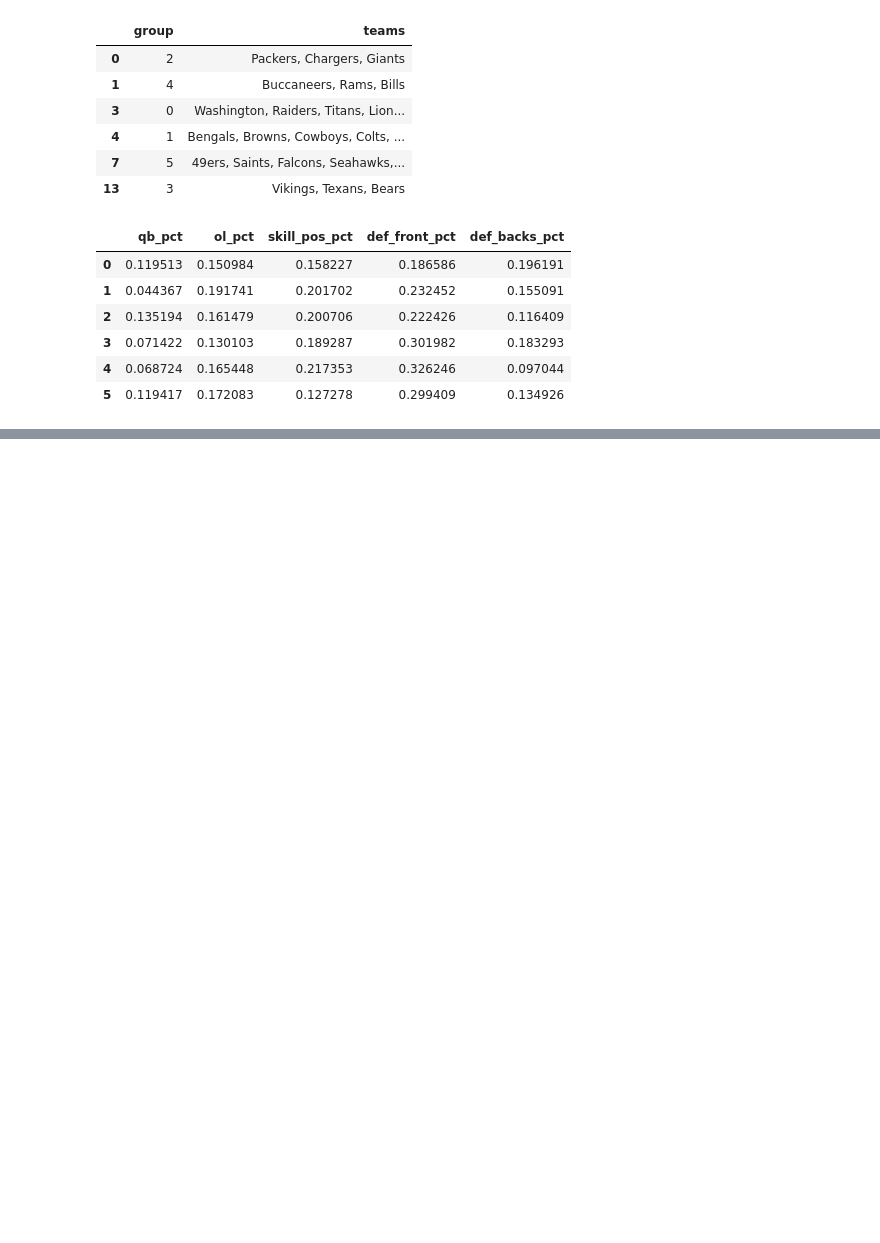
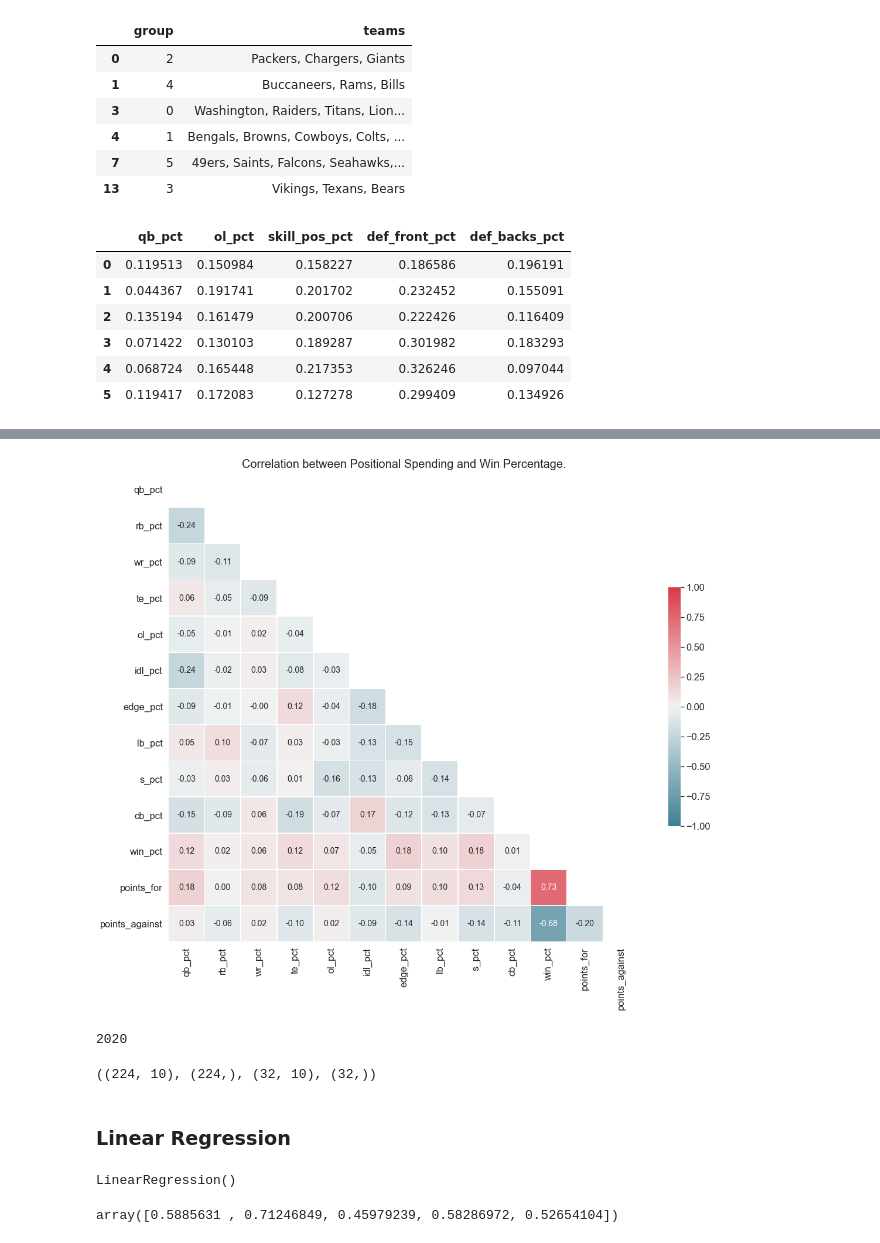
Before and after one commit to javendano585/NFL_Data, a Jupyter notebook: Salary_Cap/Positional_Spending_Analysis.ipynb, the cells around one changed output, grey strips where cells are left out. Drawn from its saved outputs; the diff is of its cells as text; code cells hidden in the pictures; blank space fills up the shorter version.

Commit message:
Try regression for win_pct

```diff
--- a/Salary_Cap/Positional_Spending_Analysis.ipynb
+++ b/Salary_Cap/Positional_Spending_Analysis.ipynb
@@ -304,0 +317,3 @@ fig.show()
+# %%
+win_stats_df = df[['team', 'year'] + positions_pct].join(details_df.set_index(['year', 'team']), on=['year', 'team'], how='inner')
+win_stats_df.head()
@@ -304,0 +327,45 @@ fig.show()
+# %%
+corr = win_stats_df.drop(columns=['team', 'year']).corr()
+mask = np.zeros_like(corr)
+mask[np.triu_indices_from(mask)] = True
+
+with sns.axes_style("white"):
+    f, ax = plt.subplots(figsize=(18, 15))
+    cmap = sns.diverging_palette(220, 10, as_cmap=True)
+    sns.set(font_scale = 1.5)
+    sns.heatmap(corr, mask=mask, cmap=cmap,
+                annot=True, fmt='.2f', annot_kws={'size': 14},
+                vmax=1, vmin=-1, center=0,
+                square=True, linewidths=.5,
+                cbar_kws={'shrink': 0.5})
+    plt.title('Correlation between Positional Spending and Win Percentage.', fontsize=20)
+# %% [output]
+[figure, added]
+# %%
+max_year = win_stats_df.year.max()
+max_year
+# %% [output]
+2020
+# %%
+# Dividing train and test by max_year so that season doesn't creep into the data.
+X_train = win_stats_df.loc[win_stats_df.year != max_year, positions_pct]
+y_train = win_stats_df.loc[win_stats_df.year != max_year, 'win_pct']
+
+X_test = win_stats_df.loc[win_stats_df.year == max_year, positions_pct]
+y_test = win_stats_df.loc[win_stats_df.year == max_year, 'win_pct']
+
+X_train.shape, y_train.shape, X_test.shape, y_test.shape
+# %% [output]
+((224, 10), (224,), (32, 10), (32,))
+# %% [markdown]
+### Linear Regression
+# %%
+linear_reg = LinearRegression(fit_intercept = True)
+linear_reg.fit(X_train,y_train)
+# %% [output]
+LinearRegression()
+# %%
+y_predict = linear_reg.predict(X_test)
+y_predict[:5]
+# %% [output]
+array([0.5885631 , 0.71246849, 0.45979239, 0.58286972, 0.52654104])
```
Also changed, not shown: parts of 16 cells of this notebook.
